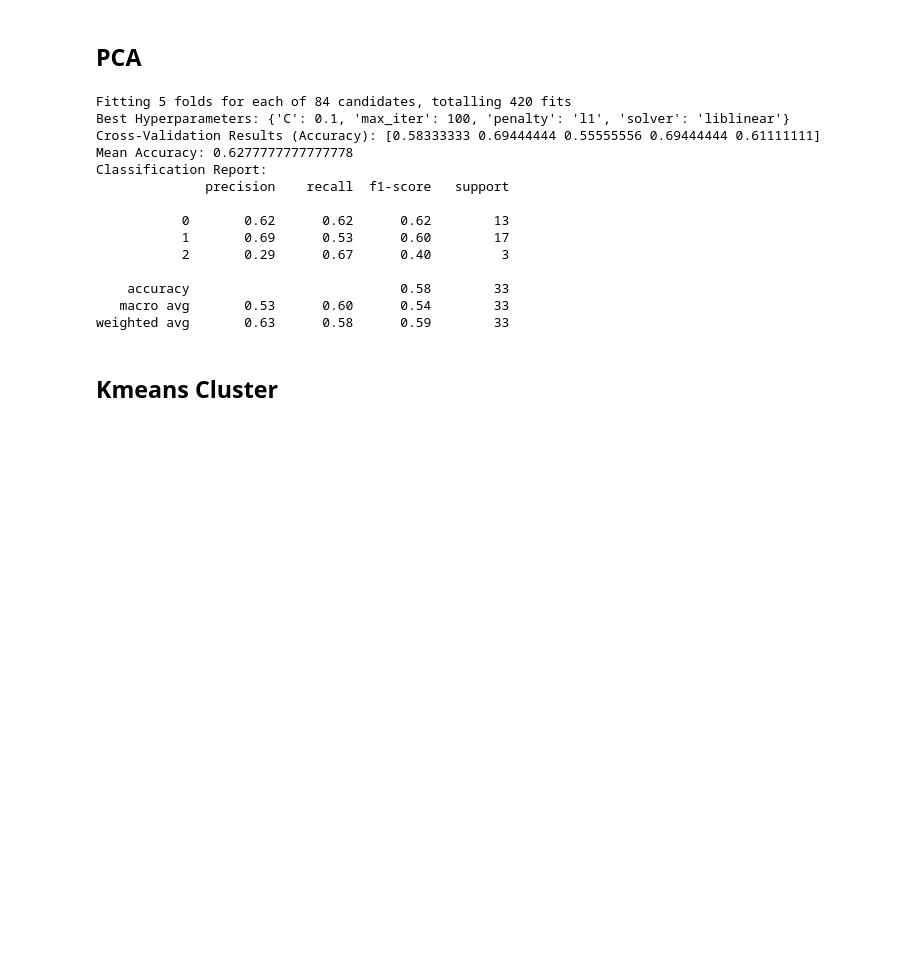
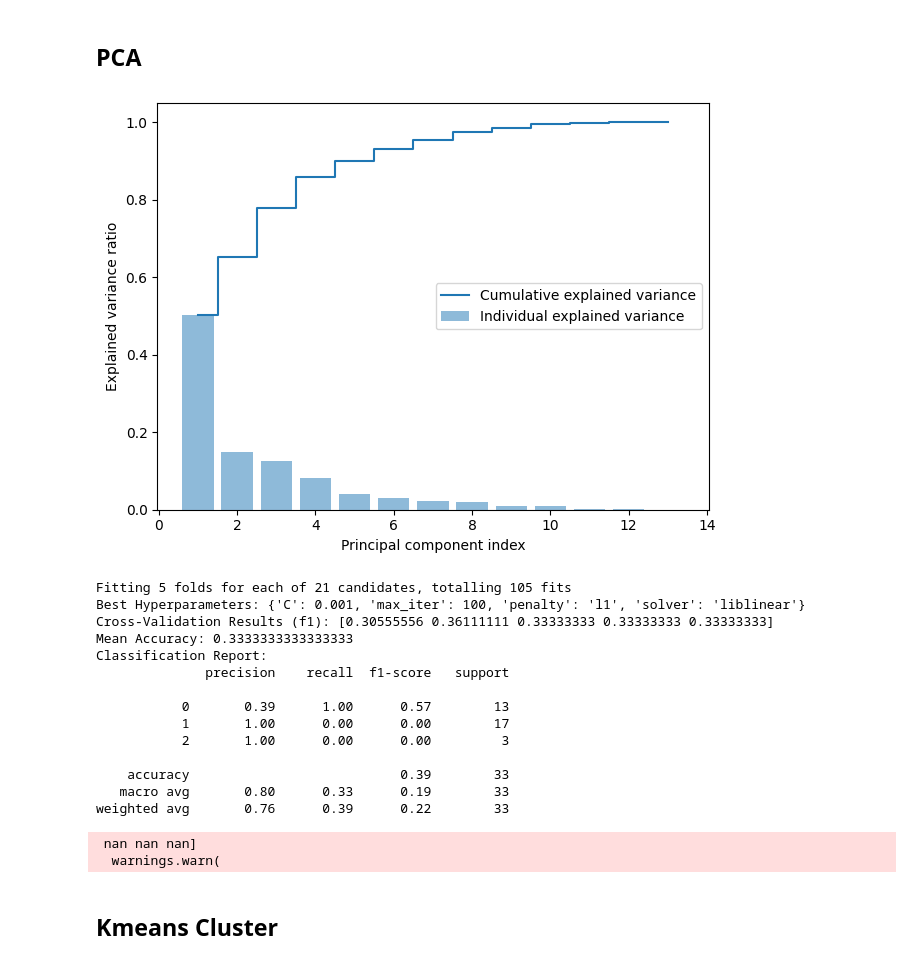
Before and after one commit to jobrooks/Solving-Coding-Problems-With-Machine-Learning, a Jupyter notebook: Analysis.ipynb, the cells around one changed output. Drawn from its saved outputs; the diff is of its cells as text; code cells hidden in the pictures; blank space fills up the shorter version.

```diff
--- a/Analysis.ipynb
+++ b/Analysis.ipynb
@@ -385,8 +415,19 @@ weighted avg       0.54      0.45      0.47        33
 # %% [markdown]
 ## PCA
+# %%
+pca = PCA().fit(X_train_upsampled)
+plt.bar(range(1, 14), pca.explained_variance_ratio_, alpha=0.5, align='center',
+       label='Individual explained variance')
+plt.step(range(1, 14), np.cumsum(pca.explained_variance_ratio_), where='mid',
+         label='Cumulative explained variance')
+plt.ylabel('Explained variance ratio')
+plt.xlabel('Principal component index')
+plt.legend(loc='best')
+plt.tight_layout()
+# %% [output]
+[figure, added]
 # %%
-#Plot the explained variance
-pca = decomposition.PCA(n_components=4)
+pca = PCA(n_components=8)
 
 X_pca = pca.fit_transform(X_train_upsampled)
 
@@ -423,33 +464,35 @@ best_model = grid_search.best_estimator_
 
 cross_val_results = cross_val_score(best_model, X_pca, y_train_upsampled, cv=kfold)
 
-print(f'Cross-Validation Results (Accuracy): {cross_val_results}')
+print(f'Cross-Validation Results (f1): {cross_val_results}')
 print(f'Mean Accuracy: {cross_val_results.mean()}')
 
-X_test_PCA = pca.fit_transform(X_test)
+X_test_PCA = pca.transform(X_test)
 
 # Evaluate the best model on the test set
 y_pred = best_model.predict(X_test_PCA)
 
 # Generate and print the classification report
-report = classification_report(y_test.values.argmax(axis=1), y_pred)
+report = classification_report(y_test.values.argmax(axis=1), y_pred, zero_division=1)
 print("Classification Report:")
 print(report)
 # %% [output]
-Fitting 5 folds for each of 84 candidates, totalling 420 fits
-Best Hyperparameters: {'C': 0.1, 'max_iter': 100, 'penalty': 'l1', 'solver': 'liblinear'}
-Cross-Validation Results (Accuracy): [0.58333333 0.69444444 0.55555556 0.69444444 0.61111111]
-Mean Accuracy: 0.6277777777777778
+Fitting 5 folds for each of 21 candidates, totalling 105 fits
+Best Hyperparameters: {'C': 0.001, 'max_iter': 100, 'penalty': 'l1', 'solver': 'liblinear'}
+Cross-Validation Results (f1): [0.30555556 0.36111111 0.33333333 0.33333333 0.33333333]
+Mean Accuracy: 0.3333333333333333
 Classification Report:
               precision    recall  f1-score   support
 
-           0       0.62      0.62      0.62        13
-           1       0.69      0.53      0.60        17
-           2       0.29      0.67      0.40         3
+           0       0.39      1.00      0.57        13
+           1       1.00      0.00      0.00        17
+           2       1.00      0.00      0.00         3
 
-    accuracy                           0.58        33
-   macro avg       0.53      0.60      0.54        33
-weighted avg       0.63      0.58      0.59        33
+    accuracy                           0.39        33
+   macro avg       0.80      0.33      0.19        33
+weighted avg       0.76      0.39      0.22        33
+ nan nan nan]
+  warnings.warn(
 # %% [markdown]
 ## Kmeans Cluster
 # %%
```
Also changed, not shown: parts of 3 cells of this notebook.
